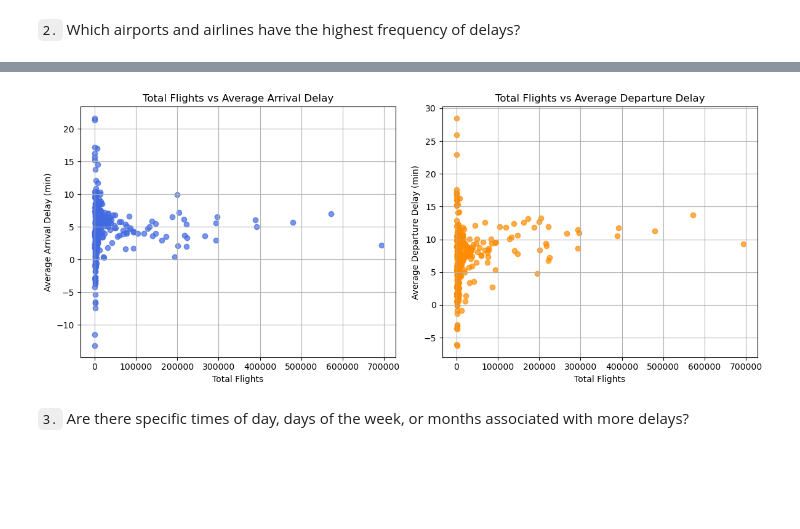
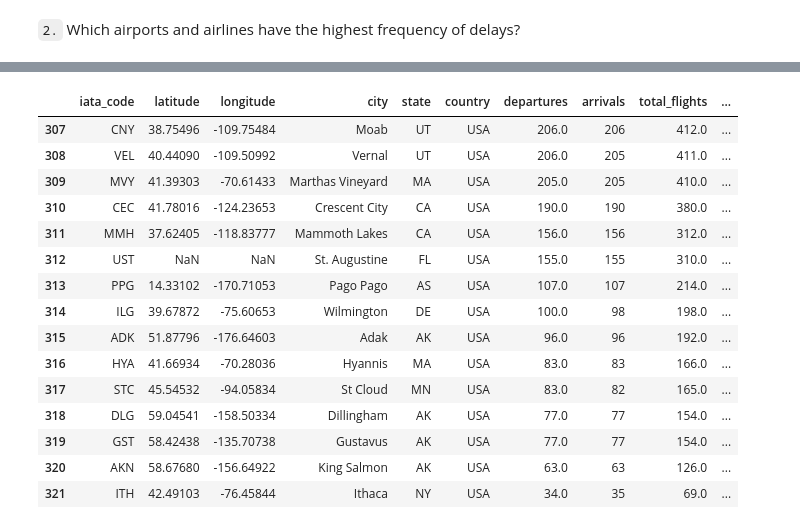
Before and after one commit to GuilhermeDellatin/fiap-machine-learning-tech-challenge-3, a Jupyter notebook: flight-analysis.ipynb, the cells around one changed output, grey strips where cells are left out. Cells and saved outputs as stored; diff of their text form; code cells hidden in the pictures; blank space fills up the shorter version.

```diff
--- a/flight-analysis.ipynb
+++ b/flight-analysis.ipynb
@@ -324,29 +278,0 @@ analyzer.plot_airports('avg_departure_delay', title='Average Departure Delay')
-# %%
-# Correlation values
-corr_arrival = airport_metrics['total_flights'].corr(airport_metrics['avg_arrival_delay'])
-corr_departure = airport_metrics['total_flights'].corr(airport_metrics['avg_departure_delay'])
-
-plt.figure(figsize=(12,5))
-
-# --- Arrival Delay ---
-plt.subplot(1, 2, 1)
-plt.scatter(airport_metrics['total_flights'], airport_metrics['avg_arrival_delay'], alpha=0.7, color='royalblue')
-plt.title('Total Flights vs Average Arrival Delay')
-plt.xlabel('Total Flights')
-plt.ylabel('Average Arrival Delay (min)')
-plt.grid(True)
-
-# --- Departure Delay ---
-plt.subplot(1, 2, 2)
-plt.scatter(airport_metrics['total_flights'], airport_metrics['avg_departure_delay'], alpha=0.7, color='darkorange')
-plt.title('Total Flights vs Average Departure Delay')
-plt.xlabel('Total Flights')
-plt.ylabel('Average Departure Delay (min)')
-plt.grid(True)
-
-plt.tight_layout()
-plt.show()
-# %% [output]
-[figure, removed]
-# %% [markdown]
-`3.` Are there specific times of day, days of the week, or months associated with more delays?
@@ -352,0 +287,21 @@ plt.show()
+# %%
+analyzer = AirportAnalyzer(df_flights, df_airports)
+airport_metrics = analyzer.compute_airport_metrics()
+airport_metrics.tail(15)
+# %% [output]
+|  | iata_code | latitude | longitude | city | state | country | departures | arrivals | total_flights | ... |
+| 307 | CNY | 38.75496 | -109.75484 | Moab | UT | USA | 206.0 | 206 | 412.0 | ... |
+| 308 | VEL | 40.44090 | -109.50992 | Vernal | UT | USA | 206.0 | 205 | 411.0 | ... |
+| 309 | MVY | 41.39303 | -70.61433 | Marthas Vineyard | MA | USA | 205.0 | 205 | 410.0 | ... |
+| 310 | CEC | 41.78016 | -124.23653 | Crescent City | CA | USA | 190.0 | 190 | 380.0 | ... |
+| 311 | MMH | 37.62405 | -118.83777 | Mammoth Lakes | CA | USA | 156.0 | 156 | 312.0 | ... |
+| 312 | UST | NaN | NaN | St. Augustine | FL | USA | 155.0 | 155 | 310.0 | ... |
+| 313 | PPG | 14.33102 | -170.71053 | Pago Pago | AS | USA | 107.0 | 107 | 214.0 | ... |
+| 314 | ILG | 39.67872 | -75.60653 | Wilmington | DE | USA | 100.0 | 98 | 198.0 | ... |
+| 315 | ADK | 51.87796 | -176.64603 | Adak | AK | USA | 96.0 | 96 | 192.0 | ... |
+| 316 | HYA | 41.66934 | -70.28036 | Hyannis | MA | USA | 83.0 | 83 | 166.0 | ... |
+| 317 | STC | 45.54532 | -94.05834 | St Cloud | MN | USA | 83.0 | 82 | 165.0 | ... |
+| 318 | DLG | 59.04541 | -158.50334 | Dillingham | AK | USA | 77.0 | 77 | 154.0 | ... |
+| 319 | GST | 58.42438 | -135.70738 | Gustavus | AK | USA | 77.0 | 77 | 154.0 | ... |
+| 320 | AKN | 58.67680 | -156.64922 | King Salmon | AK | USA | 63.0 | 63 | 126.0 | ... |
+| 321 | ITH | 42.49103 | -76.45844 | Ithaca | NY | USA | 34.0 | 35 | 69.0 | ... |
```
Also changed, not shown: parts of 15 cells of this notebook.
